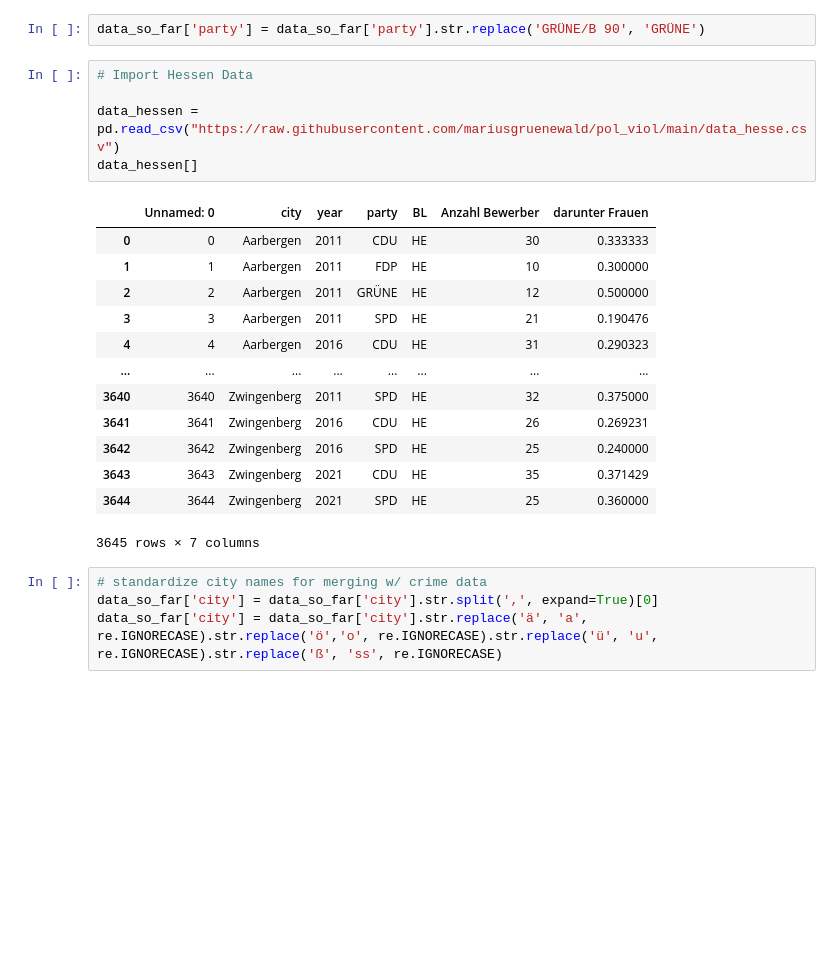
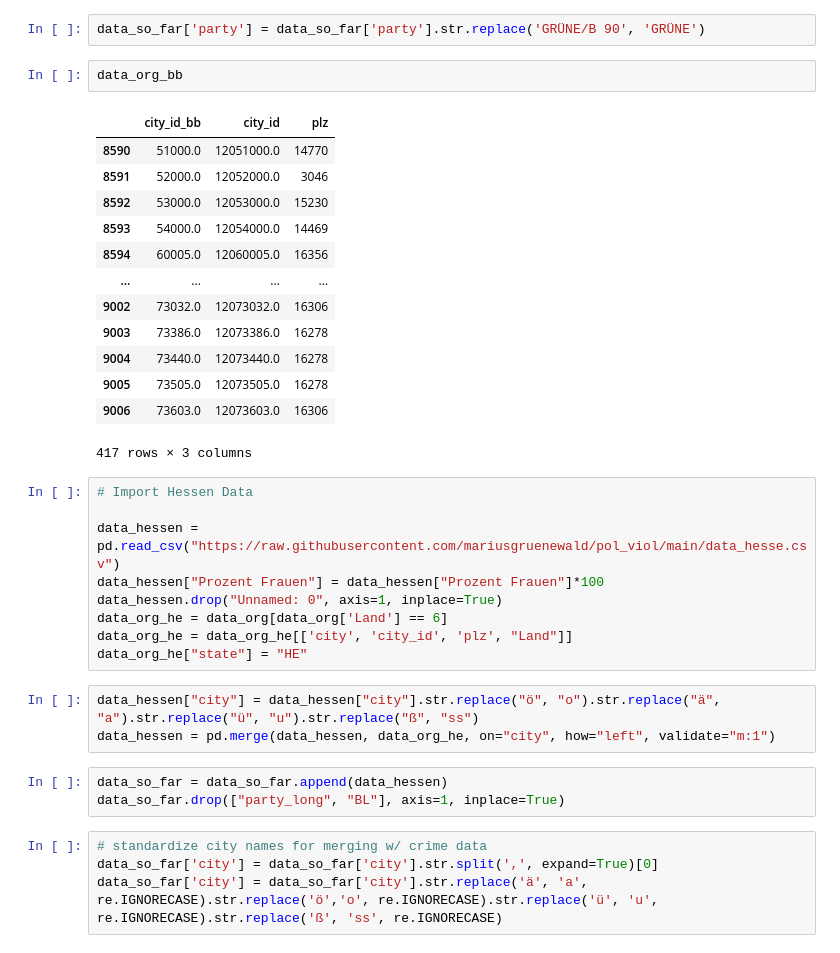
Before and after one commit to mariusgruenewald/pol_viol, a Jupyter notebook: election_data_clean.ipynb, the cells around one changed output. Cells and saved outputs as stored; diff of their text form; blank space fills up the shorter version.

```diff
--- a/election_data_clean.ipynb
+++ b/election_data_clean.ipynb
@@ -601,25 +601,37 @@ data_so_far
 19084 rows × 12 columns
 # %%
 data_so_far['party'] = data_so_far['party'].str.replace('GRÜNE/B 90', 'GRÜNE')
+# %%
+data_org_bb
+# %% [output]
+|  | city_id_bb | city_id | plz |
+| 8590 | 51000.0 | 12051000.0 | 14770 |
+| 8591 | 52000.0 | 12052000.0 | 3046 |
+| 8592 | 53000.0 | 12053000.0 | 15230 |
+| 8593 | 54000.0 | 12054000.0 | 14469 |
+| 8594 | 60005.0 | 12060005.0 | 16356 |
+| ... | ... | ... | ... |
+| 9002 | 73032.0 | 12073032.0 | 16306 |
+| 9003 | 73386.0 | 12073386.0 | 16278 |
+| 9004 | 73440.0 | 12073440.0 | 16278 |
+| 9005 | 73505.0 | 12073505.0 | 16278 |
+| 9006 | 73603.0 | 12073603.0 | 16306 |
+417 rows × 3 columns
 # %%
 # Import Hessen Data
 
 data_hessen = pd.read_csv("https://raw.githubusercontent.com/mariusgruenewald/pol_viol/main/data_hesse.csv")
-data_hessen[]
+data_hessen["Prozent Frauen"] = data_hessen["Prozent Frauen"]*100
+data_hessen.drop("Unnamed: 0", axis=1, inplace=True)
+data_org_he = data_org[data_org['Land'] == 6]
+data_org_he = data_org_he[['city', 'city_id', 'plz', "Land"]]
+data_org_he["state"] = "HE"
-# %% [output]
-|  | Unnamed: 0 | city | year | party | BL | Anzahl Bewerber | darunter Frauen |
-| 0 | 0 | Aarbergen | 2011 | CDU | HE | 30 | 0.333333 |
-| 1 | 1 | Aarbergen | 2011 | FDP | HE | 10 | 0.300000 |
-| 2 | 2 | Aarbergen | 2011 | GRÜNE | HE | 12 | 0.500000 |
-| 3 | 3 | Aarbergen | 2011 | SPD | HE | 21 | 0.190476 |
-| 4 | 4 | Aarbergen | 2016 | CDU | HE | 31 | 0.290323 |
-| ... | ... | ... | ... | ... | ... | ... | ... |
-| 3640 | 3640 | Zwingenberg | 2011 | SPD | HE | 32 | 0.375000 |
-| 3641 | 3641 | Zwingenberg | 2016 | CDU | HE | 26 | 0.269231 |
-| 3642 | 3642 | Zwingenberg | 2016 | SPD | HE | 25 | 0.240000 |
-| 3643 | 3643 | Zwingenberg | 2021 | CDU | HE | 35 | 0.371429 |
-| 3644 | 3644 | Zwingenberg | 2021 | SPD | HE | 25 | 0.360000 |
-3645 rows × 7 columns
+# %%
+data_hessen["city"] = data_hessen["city"].str.replace("ö", "o").str.replace("ä", "a").str.replace("ü", "u").str.replace("ß", "ss")
+data_hessen = pd.merge(data_hessen, data_org_he, on="city", how="left", validate="m:1")
+# %%
+data_so_far = data_so_far.append(data_hessen)
+data_so_far.drop(["party_long", "BL"], axis=1, inplace=True)
 # %%
 # standardize city names for merging w/ crime data
 data_so_far['city'] = data_so_far['city'].str.split(',', expand=True)[0]
```
Also changed, not shown: parts of 4 cells of this notebook, 2 other files.
